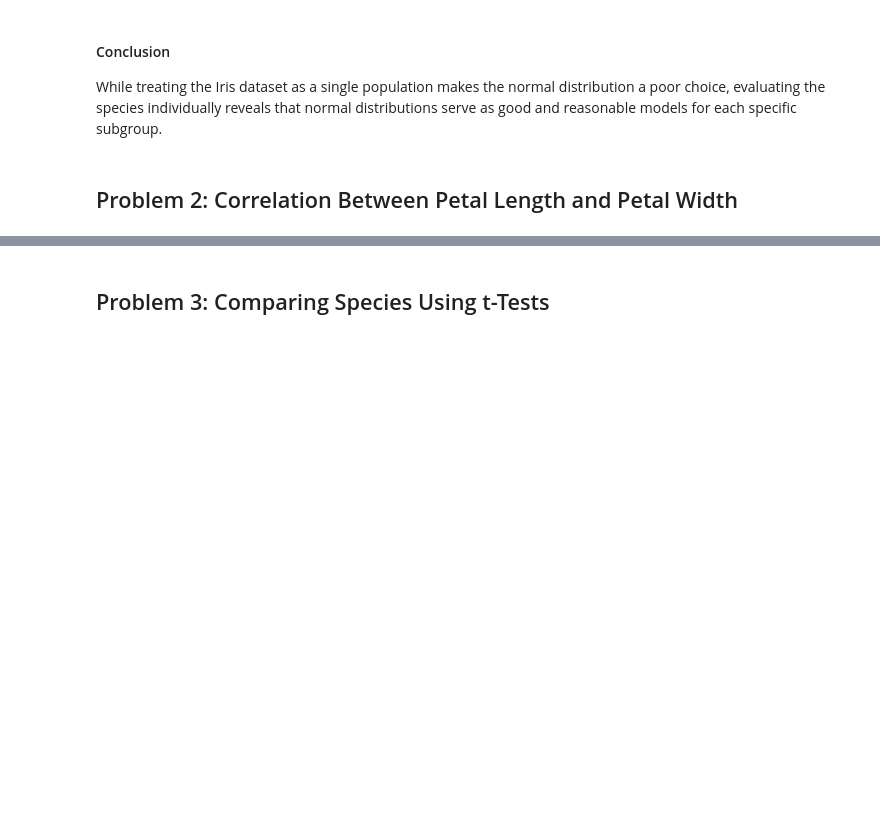
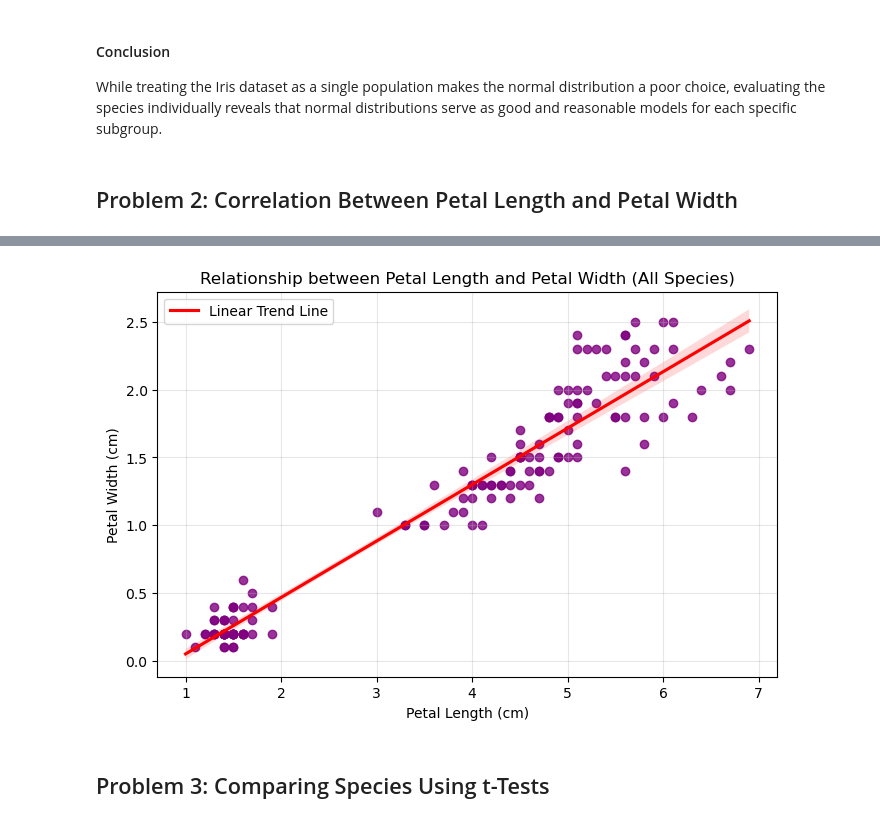
Before and after one commit to JoannaMnich/Applied-statistics, a Jupyter notebook: problems.ipynb, the cells around one changed output, grey strips where cells are left out. Saved outputs shown, nothing was run; the diff lists cells and outputs as text; code cells hidden in the pictures; blank space fills up the shorter version.

Commit message:
Pearson correlation ans scatter plot

```diff
--- a/problems.ipynb
+++ b/problems.ipynb
@@ -172,3 +199,24 @@ While treating the Iris dataset as a single population makes the normal distribu
+# %%
+plt.figure(figsize=(8, 5))
+
+# sns.regplot automatically creates a scatter plot and adds a linear regression trend line
+sns.regplot(
+    x='petal_length',
+    y='petal_width',
+    data=df,
+    color='purple',
+    marker='o',
+    line_kws={'color': 'red', 'label': 'Linear Trend Line'},
+)
+
+plt.title('Relationship between Petal Length and Petal Width (All Species)')
+plt.xlabel('Petal Length (cm)')
+plt.ylabel('Petal Width (cm)')
+plt.legend()
+plt.grid(True, alpha=0.3)
+plt.show()
+# %% [output]
+[figure, added]
 # %% [markdown]
 ## Problem 3: Comparing Species Using t-Tests
 # %% [markdown]
```
Also changed, not shown: parts of 5 cells of this notebook.
